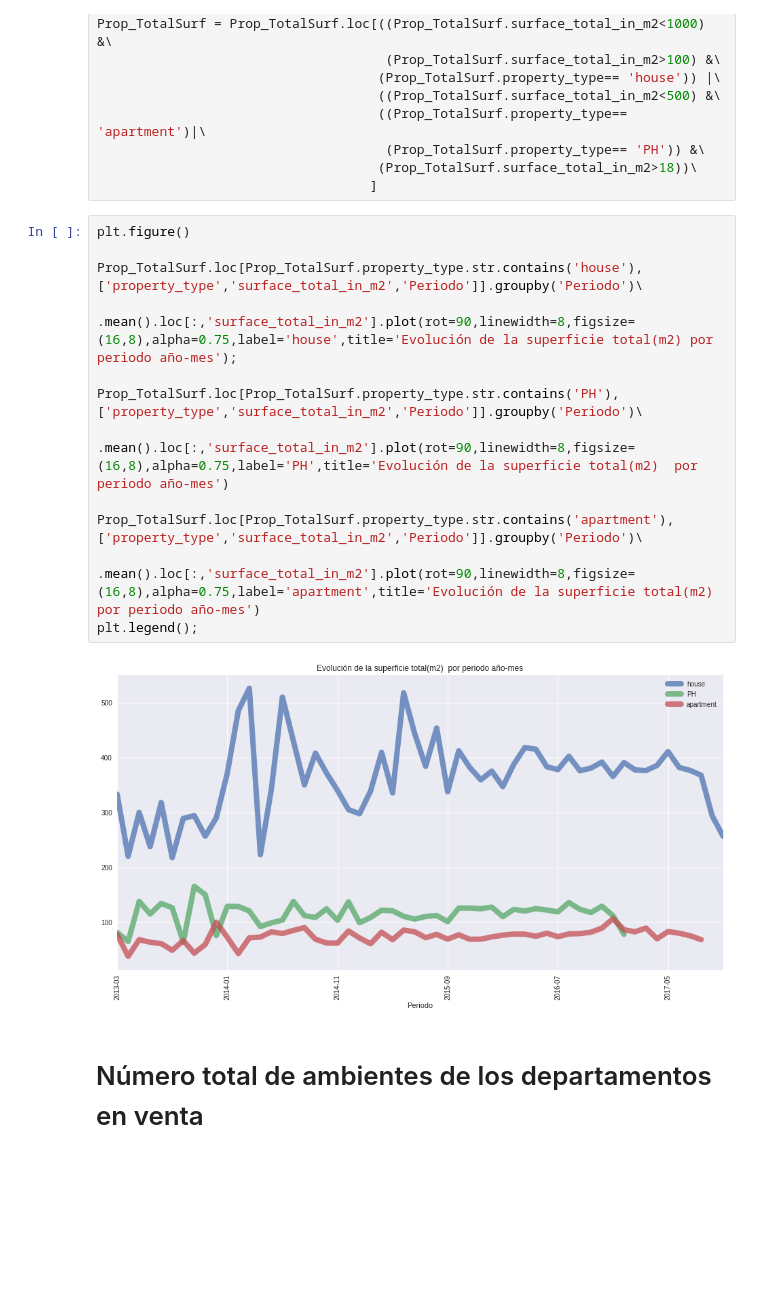
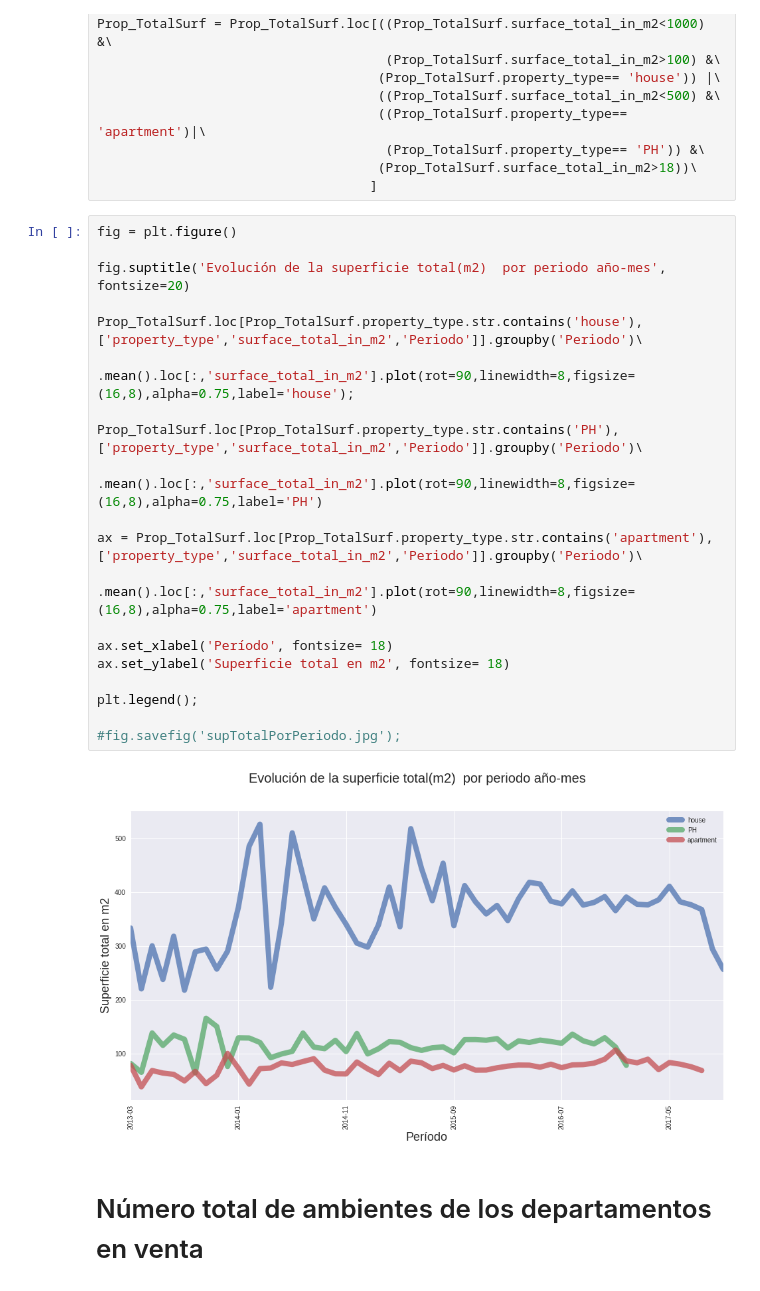
Before and after one commit to Gisse88/TP-7506, a Jupyter notebook: merge.ipynb, the cells around one changed output. Drawn from its saved outputs; the diff is of its cells as text; blank space fills up the shorter version.

```diff
--- a/merge.ipynb
+++ b/merge.ipynb
@@ -228,19 +258,27 @@ Prop_TotalSurf = Prop_TotalSurf.loc[((Prop_TotalSurf.surface_total_in_m2<1000) &
                                     (Prop_TotalSurf.surface_total_in_m2>18))\
                                    ]
 # %%
-plt.figure()
+fig = plt.figure()
+
+fig.suptitle('Evolución de la superficie total(m2)  por periodo año-mes', fontsize=20)
 
 Prop_TotalSurf.loc[Prop_TotalSurf.property_type.str.contains('house'),['property_type','surface_total_in_m2','Periodo']].groupby('Periodo')\
-                .mean().loc[:,'surface_total_in_m2'].plot(rot=90,linewidth=8,figsize=(16,8),alpha=0.75,label='house',title='Evolución de la superficie total(m2) por periodo año-mes');
+                .mean().loc[:,'surface_total_in_m2'].plot(rot=90,linewidth=8,figsize=(16,8),alpha=0.75,label='house');
 
 Prop_TotalSurf.loc[Prop_TotalSurf.property_type.str.contains('PH'),['property_type','surface_total_in_m2','Periodo']].groupby('Periodo')\
-                .mean().loc[:,'surface_total_in_m2'].plot(rot=90,linewidth=8,figsize=(16,8),alpha=0.75,label='PH',title='Evolución de la superficie total(m2)  por periodo año-mes')
+                .mean().loc[:,'surface_total_in_m2'].plot(rot=90,linewidth=8,figsize=(16,8),alpha=0.75,label='PH')
 
-Prop_TotalSurf.loc[Prop_TotalSurf.property_type.str.contains('apartment'),['property_type','surface_total_in_m2','Periodo']].groupby('Periodo')\
-                .mean().loc[:,'surface_total_in_m2'].plot(rot=90,linewidth=8,figsize=(16,8),alpha=0.75,label='apartment',title='Evolución de la superficie total(m2)  por periodo año-mes')
+ax = Prop_TotalSurf.loc[Prop_TotalSurf.property_type.str.contains('apartment'),['property_type','surface_total_in_m2','Periodo']].groupby('Periodo')\
+                .mean().loc[:,'surface_total_in_m2'].plot(rot=90,linewidth=8,figsize=(16,8),alpha=0.75,label='apartment')
+
+ax.set_xlabel('Período', fontsize= 18)
+ax.set_ylabel('Superficie total en m2', fontsize= 18)
+
 plt.legend();
+
+#fig.savefig('supTotalPorPeriodo.jpg');
 # %% [output]
-[figure, old version]
+[figure, new version]
 # %% [markdown]
 # Número total de ambientes de los departamentos en venta
 # %%
```
Also changed, not shown: parts of 33 cells of this notebook.
